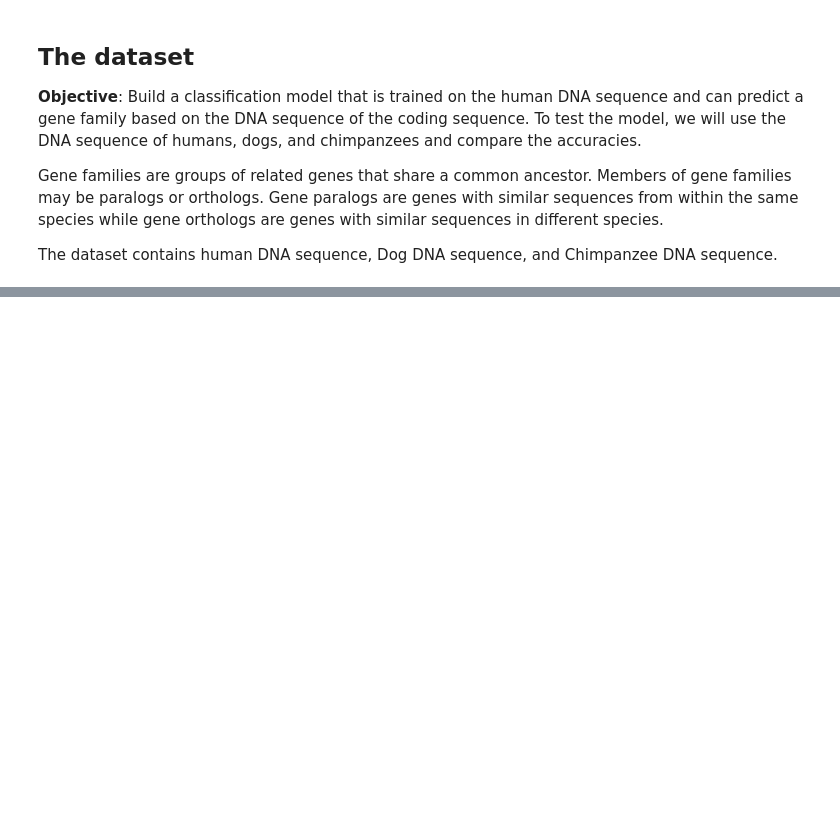
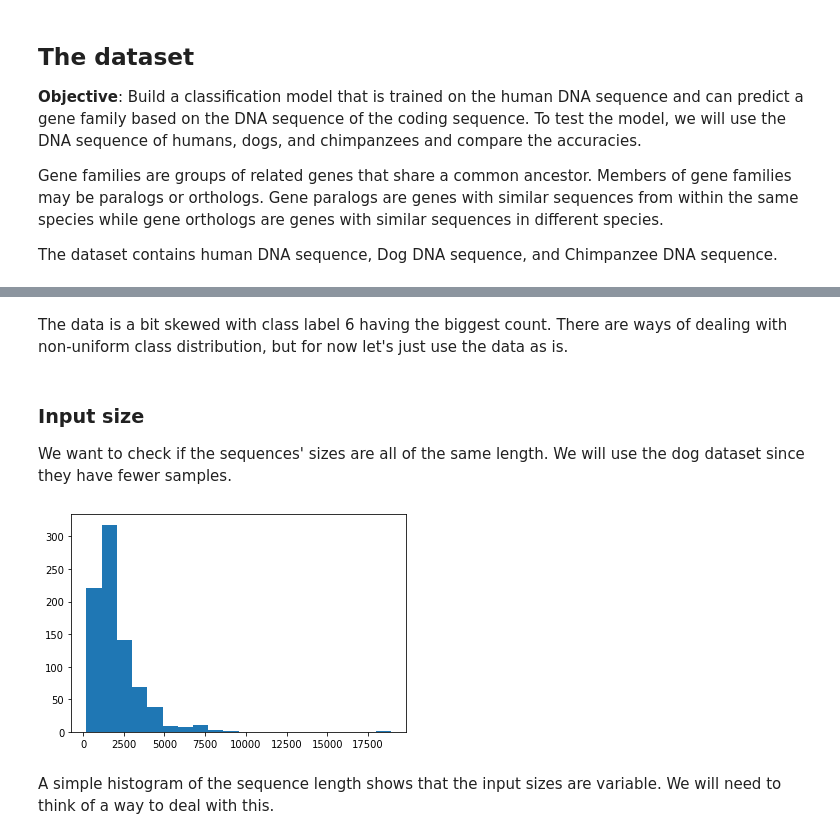
Before and after one commit to tanhungp/practical_ml, a Jupyter notebook: sessions/Session 03 - A real bioinformatics project.ipynb, the cells around one changed output, grey strips where cells are left out. Saved outputs shown, nothing was run; the diff lists cells and outputs as text; code cells hidden in the pictures; blank space fills up the shorter version.

```diff
--- a/sessions/Session 03 - A real bioinformatics project.ipynb
+++ b/sessions/Session 03 - A real bioinformatics project.ipynb
@@ -35,0 +72,14 @@ First, we should understand our dataset and objective, before doing any kind of
+# %% [markdown]
+The data is a bit skewed with class label 6 having the biggest count. There are ways of dealing with non-uniform class distribution, but for now let's just use the data as is.
+# %% [markdown]
+### Input size
+
+We want to check if the sequences' sizes are all of the same length. We will use the dog dataset since they have fewer samples.
+# %%
+input_sizes = [len(seq) for seq in dog_dataframe['sequence'].tolist()]
+
+_ = plt.hist(input_sizes, bins=20)
+# %% [output]
+[figure, added]
+# %% [markdown]
+A simple histogram of the sequence length shows that the input sizes are variable. We will need to think of a way to deal with this.
```
Also changed, not shown: parts of 29 cells of this notebook, 1 other file.
